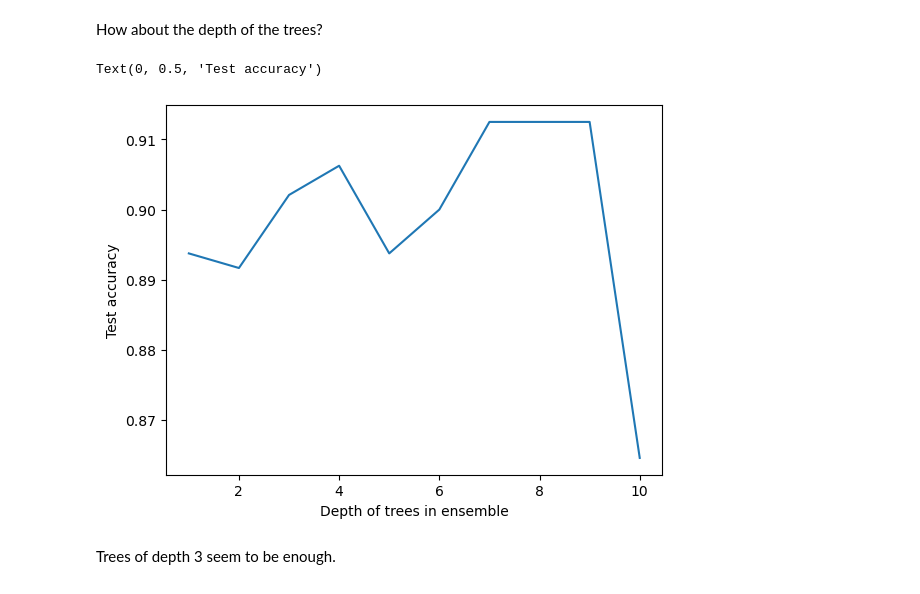
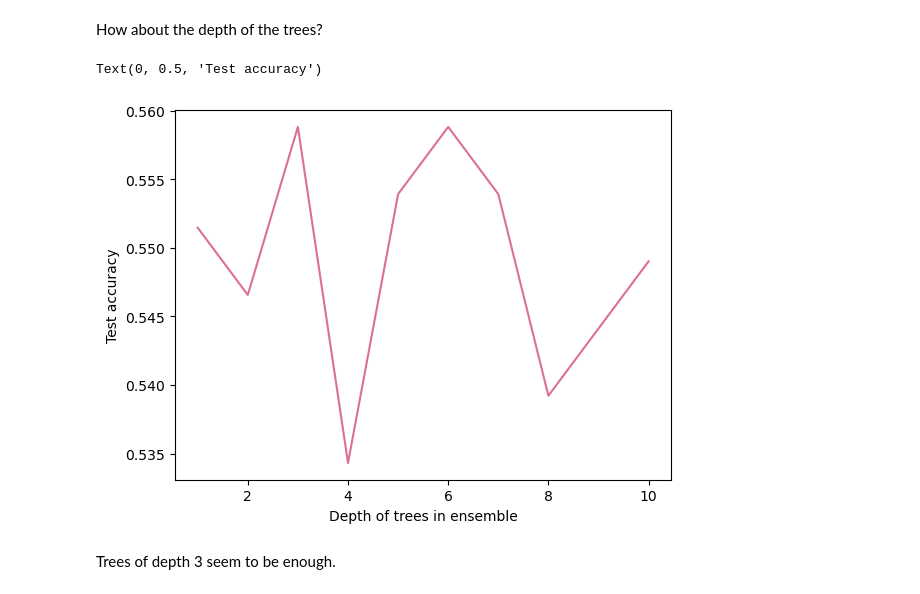
Before and after one commit to cren05237/Group4WineProject, a Jupyter notebook: RF and Boosting code red.ipynb, the cells around one changed output. Saved outputs shown, nothing was run; the diff lists cells and outputs as text; code cells hidden in the pictures.

```diff
--- a/RF and Boosting code red.ipynb
+++ b/RF and Boosting code red.ipynb
@@ -21,9 +16,10 @@ from sklearn import tree
 from sklearn.ensemble import BaggingClassifier, RandomForestClassifier, GradientBoostingClassifier
 # %%
 df = pd.read_csv('winequality-red.csv', sep=";")
-df_temp = df.drop('quality', axis=1)
-df_norm = (df_temp-df_temp.min())/(df_temp.max()-df_temp.min())
-q = df['quality'].apply(lambda x: 1 if x > 6 else 0)
-df_norm = pd.concat((df_norm, q), 1)
-print(df_norm)
-df=df_norm.copy()
+df =df.drop_duplicates()
+# df_temp = df.drop('quality', axis=1)
+# df_norm = (df_temp-df_temp.min())/(df_temp.max()-df_temp.min())
+# q = df['quality'].apply(lambda x: 1 if x > 6 else 0)
+# df_norm = pd.concat((df_norm, q), 1)
+# print(df_norm)
+# df=df_norm.copy()
@@ -103,7 +81,7 @@ models['Random Forest'] = \
 
 models['Gradient Boosting'] = \
     GradientBoostingClassifier(n_estimators=200,
-                               max_depth=4,
+                               max_depth=3,
                                random_state=1)
 # %% [markdown]
 ## Fit the models
@@ -153,15 +133,15 @@ All the classifiers (except perhaps Gradient Boosted Decision Trees) seem to ove
 How does accuracy of gradient boosting depend on the number of trees and their depth?
 # %%
 scores = {}
-for num_trees in [50, 100, 200, 300, 400]:
+for num_trees in [50, 100, 200, 300, 400, 500, 600]:
     model = GradientBoostingClassifier(n_estimators=num_trees,
-                                       max_depth=2,
+                                       max_depth=3,
                                        random_state=1)
     model.fit(X_train, y_train)
     prediction_test = model.predict(X_test)
     accuracy_test = metrics.accuracy_score(y_test, prediction_test)
     scores[num_trees] = accuracy_test
-Series(scores).sort_index().plot()
+Series(scores).sort_index().plot(color='palevioletred')
 xlabel('Number of trees in ensemble')
 ylabel('Test accuracy')
 # %% [output]
@@ -174,18 +154,18 @@ How about the depth of the trees?
 # %%
 scores = {}
 for depth in range(1, 11):
     model = GradientBoostingClassifier(n_estimators=200,
                                        max_depth=depth,
                                        random_state=1)
     model.fit(X_train, y_train)
     prediction_test = model.predict(X_test)
     accuracy_test = metrics.accuracy_score(y_test, prediction_test)
     scores[depth] = accuracy_test
-Series(scores).sort_index().plot()
+Series(scores).sort_index().plot(color='palevioletred')
 xlabel('Depth of trees in ensemble')
 ylabel('Test accuracy')
 # %% [output]
 Text(0, 0.5, 'Test accuracy')
-[figure, old version]
+[figure, new version]
 # %% [markdown]
 Trees of depth 3 seem to be enough.
```
Also changed, not shown: parts of 11 cells of this notebook, 1 other file.
